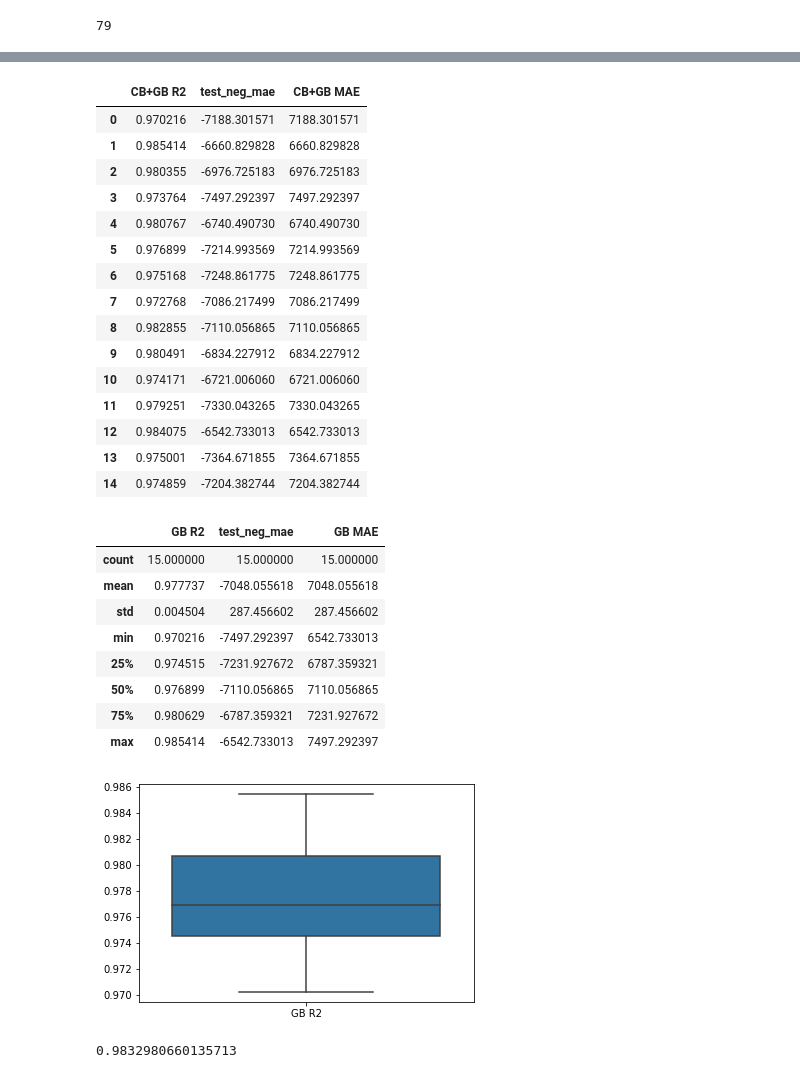
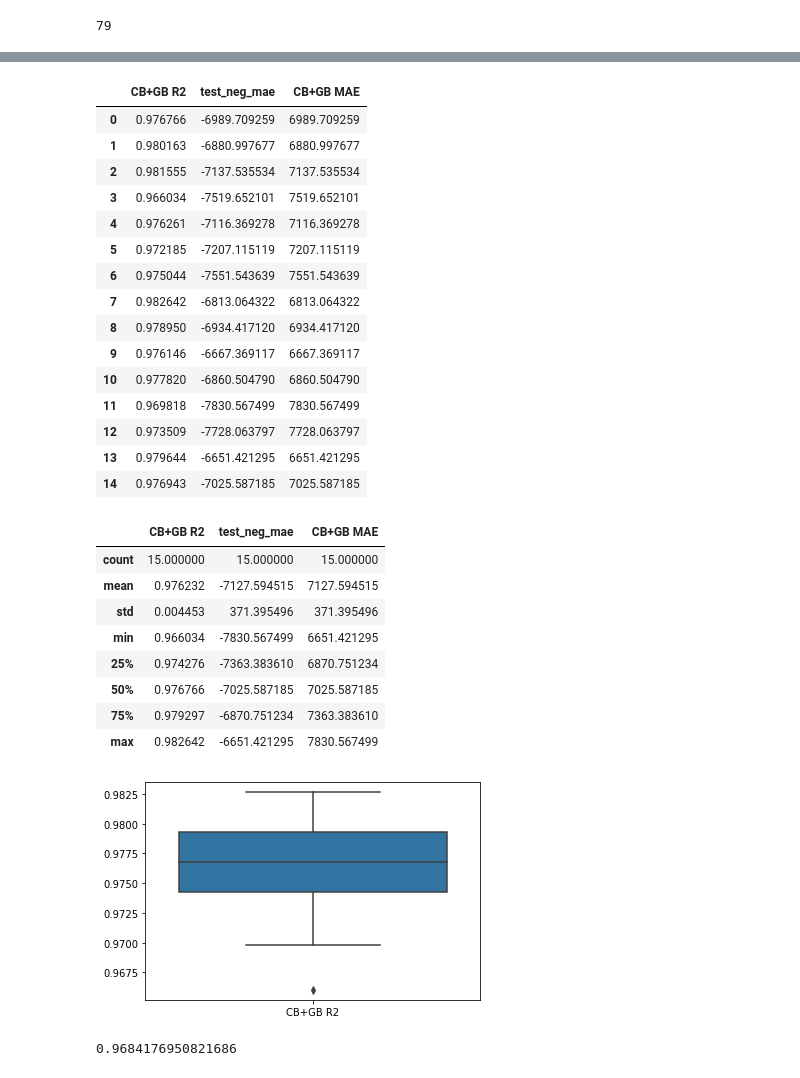
Before and after one commit to BPM1401/Go-Big-Or-Go-Home, a Jupyter notebook: Machine Learning Models/Ensembles/CatBoost/6A. CatBoost(TT) + GB.ipynb, the cells around one changed output, grey strips where cells are left out. Drawn from its saved outputs; the diff is of its cells as text; code cells hidden in the pictures.

Commit message:
Presentation Plots

```diff
--- a/Machine Learning Models/Ensembles/CatBoost/6A. CatBoost(TT) + GB.ipynb
+++ b/Machine Learning Models/Ensembles/CatBoost/6A. CatBoost(TT) + GB.ipynb
@@ -39,7 +39,7 @@ len(X.columns)
 # %% [output]
 79
 # %%
-CB = CatBoostRegressor()
+CB = CatBoostRegressor(verbose=False)
 # %%
 CB.fit(X_train, Y_train)
 # %% [output]
@@ -202,39 +185,39 @@ gb_df = gb_df.rename(columns = {'test_r2':'CB+GB R2', 'MAE':'CB+GB MAE'})
 gb_df
 # %% [output]
 |  | CB+GB R2 | test_neg_mae | CB+GB MAE |
-| 0 | 0.970216 | -7188.301571 | 7188.301571 |
-| 1 | 0.985414 | -6660.829828 | 6660.829828 |
-| 2 | 0.980355 | -6976.725183 | 6976.725183 |
-| 3 | 0.973764 | -7497.292397 | 7497.292397 |
-| 4 | 0.980767 | -6740.490730 | 6740.490730 |
-| 5 | 0.976899 | -7214.993569 | 7214.993569 |
-| 6 | 0.975168 | -7248.861775 | 7248.861775 |
-| 7 | 0.972768 | -7086.217499 | 7086.217499 |
-| 8 | 0.982855 | -7110.056865 | 7110.056865 |
-| 9 | 0.980491 | -6834.227912 | 6834.227912 |
-| 10 | 0.974171 | -6721.006060 | 6721.006060 |
-| 11 | 0.979251 | -7330.043265 | 7330.043265 |
-| 12 | 0.984075 | -6542.733013 | 6542.733013 |
-| 13 | 0.975001 | -7364.671855 | 7364.671855 |
-| 14 | 0.974859 | -7204.382744 | 7204.382744 |
+| 0 | 0.976766 | -6989.709259 | 6989.709259 |
+| 1 | 0.980163 | -6880.997677 | 6880.997677 |
+| 2 | 0.981555 | -7137.535534 | 7137.535534 |
+| 3 | 0.966034 | -7519.652101 | 7519.652101 |
+| 4 | 0.976261 | -7116.369278 | 7116.369278 |
+| 5 | 0.972185 | -7207.115119 | 7207.115119 |
+| 6 | 0.975044 | -7551.543639 | 7551.543639 |
+| 7 | 0.982642 | -6813.064322 | 6813.064322 |
+| 8 | 0.978950 | -6934.417120 | 6934.417120 |
+| 9 | 0.976146 | -6667.369117 | 6667.369117 |
+| 10 | 0.977820 | -6860.504790 | 6860.504790 |
+| 11 | 0.969818 | -7830.567499 | 7830.567499 |
+| 12 | 0.973509 | -7728.063797 | 7728.063797 |
+| 13 | 0.979644 | -6651.421295 | 6651.421295 |
+| 14 | 0.976943 | -7025.587185 | 7025.587185 |
 # %%
 gb_df.to_csv('CB+GB.csv', index=False)
 # %%
 gb_df.describe()
 # %% [output]
-|  | GB R2 | test_neg_mae | GB MAE |
+|  | CB+GB R2 | test_neg_mae | CB+GB MAE |
 | count | 15.000000 | 15.000000 | 15.000000 |
-| mean | 0.977737 | -7048.055618 | 7048.055618 |
-| std | 0.004504 | 287.456602 | 287.456602 |
-| min | 0.970216 | -7497.292397 | 6542.733013 |
-| 25% | 0.974515 | -7231.927672 | 6787.359321 |
-| 50% | 0.976899 | -7110.056865 | 7110.056865 |
-| 75% | 0.980629 | -6787.359321 | 7231.927672 |
-| max | 0.985414 | -6542.733013 | 7497.292397 |
+| mean | 0.976232 | -7127.594515 | 7127.594515 |
+| std | 0.004453 | 371.395496 | 371.395496 |
+| min | 0.966034 | -7830.567499 | 6651.421295 |
+| 25% | 0.974276 | -7363.383610 | 6870.751234 |
+| 50% | 0.976766 | -7025.587185 | 7025.587185 |
+| 75% | 0.979297 | -6870.751234 | 7363.383610 |
+| max | 0.982642 | -6651.421295 | 7830.567499 |
 # %%
-sns.boxplot(data=gb_df[['GB R2']]);
+sns.boxplot(data=gb_df[['CB+GB R2']]);
 # %% [output]
-[figure, old version]
+[figure, new version]
 # %%
 X_trainGB, X_testGB, Y_trainGB, Y_testGB = train_test_split(X_gb,y_gb,test_size=0.25)
 
@@ -244,7 +227,7 @@ y_pred = gbm.predict(X_testGB)
 GB_Score = r2_score(Y_testGB, y_pred)
 GB_Score
 # %% [output]
-0.9832980660135713
+0.9684176950821686
 # %%
 feature_importance = gbm.feature_importances_
 sorted_idx = np.argsort(feature_importance)
```
Also changed, not shown: parts of 11 cells of this notebook, 15 other files.
